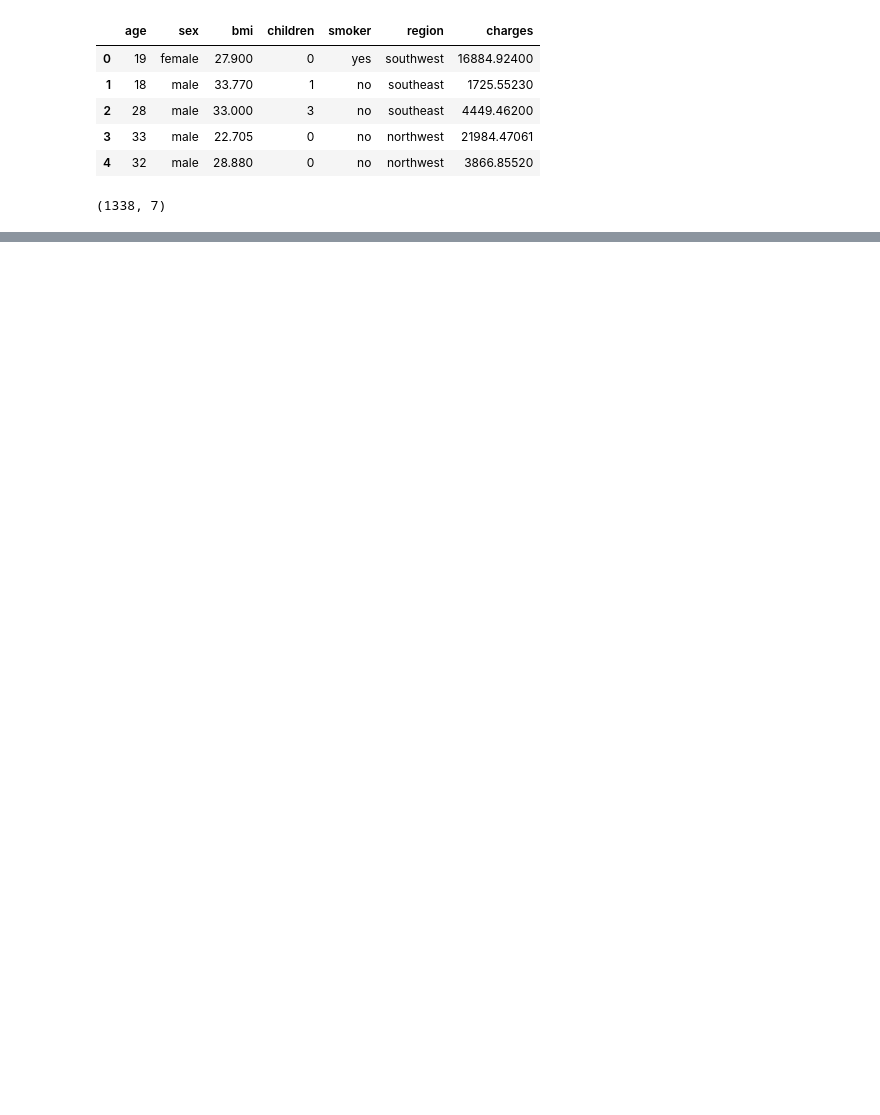
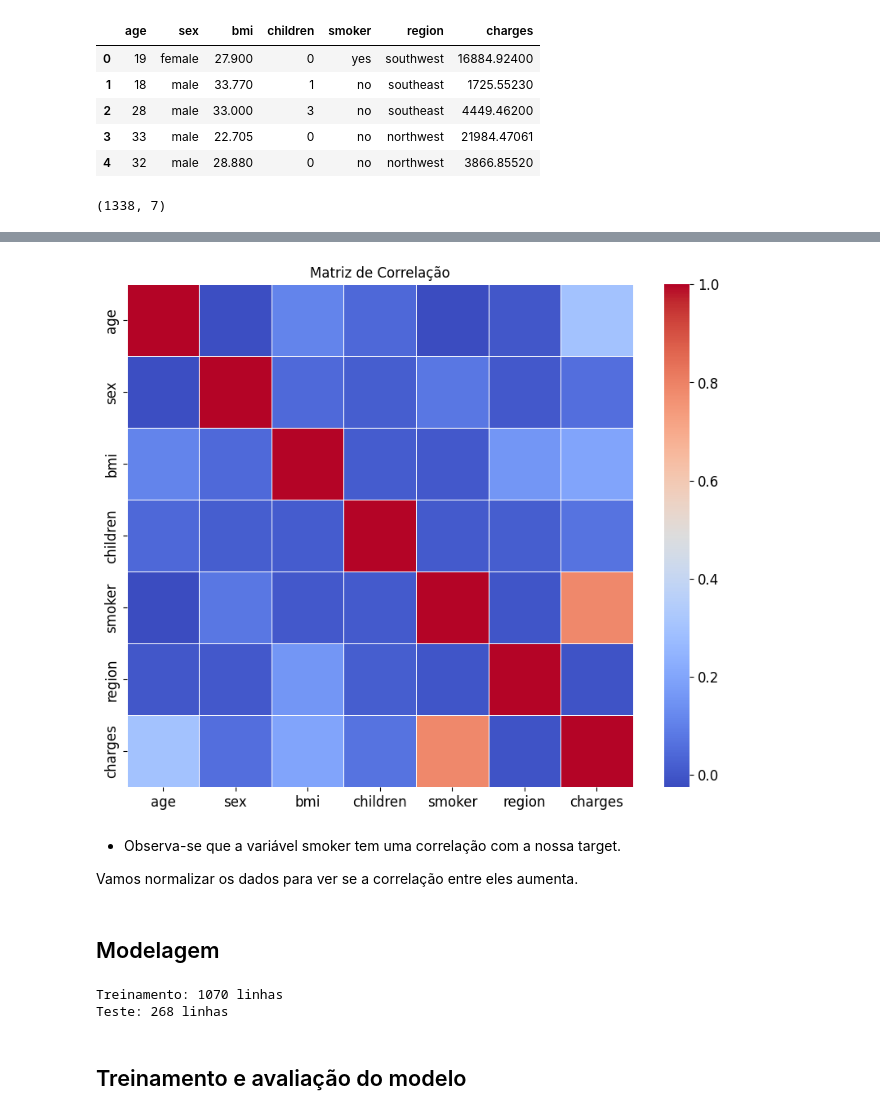
Before and after one commit to biancaalvesb/FIAP_POS_IA_ML, a Jupyter notebook: regressao_tech_challenge_1.ipynb, the cells around one changed output, grey strips where cells are left out. Saved outputs shown, nothing was run; the diff lists cells and outputs as text; code cells hidden in the pictures; blank space fills up the shorter version.

```diff
--- a/regressao_tech_challenge_1.ipynb
+++ b/regressao_tech_challenge_1.ipynb
@@ -45,0 +179,11 @@ dataset.info
+# %%
+from sklearn.preprocessing import LabelEncoder
+
+label_encoder = LabelEncoder()
+
+# Ajustar e transformar os rótulos
+dataset['sex'] = label_encoder.fit_transform(dataset['sex'])
+dataset['smoker'] = label_encoder.fit_transform(dataset['smoker'])
+dataset['region'] = label_encoder.fit_transform(dataset['region'])
+
+dataset.head()
@@ -45,0 +211,3 @@ dataset.info
+# %%
+correlacao = dataset.corr()
+correlacao
@@ -45,0 +223,16 @@ dataset.info
+# %%
+import seaborn as sns
+
+# Visualização da matriz de correlação
+plt.figure(figsize=(10, 8))
+sns.heatmap(correlacao, cmap='coolwarm', annot=False, fmt=".2f", linewidths=.5)
+plt.title('Matriz de Correlação')
+plt.show()
+# %% [output]
+[figure, added]
+# %% [markdown]
+- Observa-se que a variável smoker tem uma correlação com a nossa target.
+
+Vamos normalizar os dados para ver se a correlação entre eles aumenta.
+# %% [markdown]
+## Modelagem
@@ -45,0 +243,10 @@ dataset.info
+# %%
+treino = len(df_train)
+teste = len(df_test)
+print(f"Treinamento: {treino} linhas")
+print(f"Teste: {teste} linhas")
+# %% [output]
+Treinamento: 1070 linhas
+Teste: 268 linhas
+# %% [markdown]
+## Treinamento e avaliação do modelo
```
Also changed, not shown: parts of 27 cells of this notebook, 1 other file.
